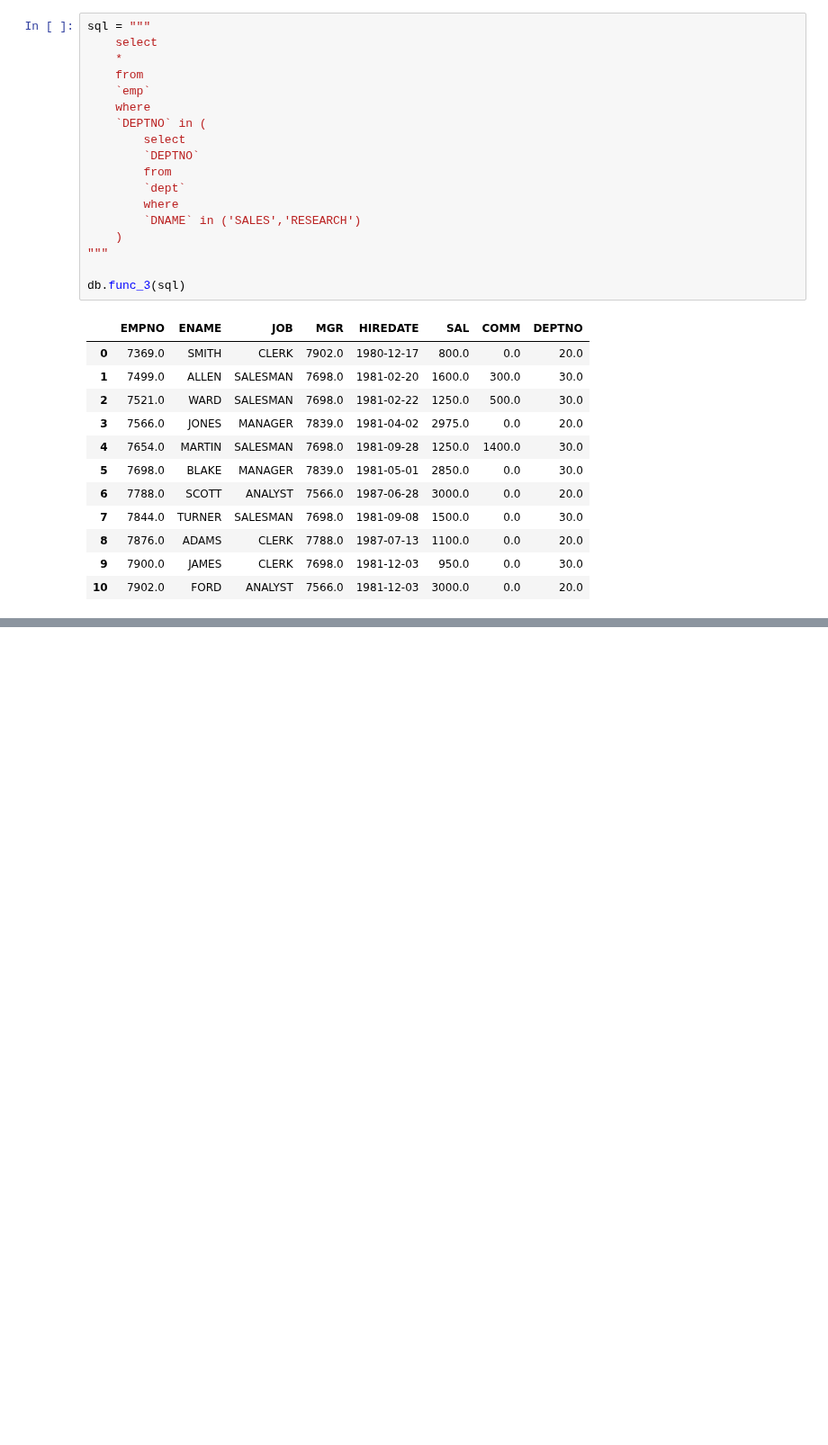
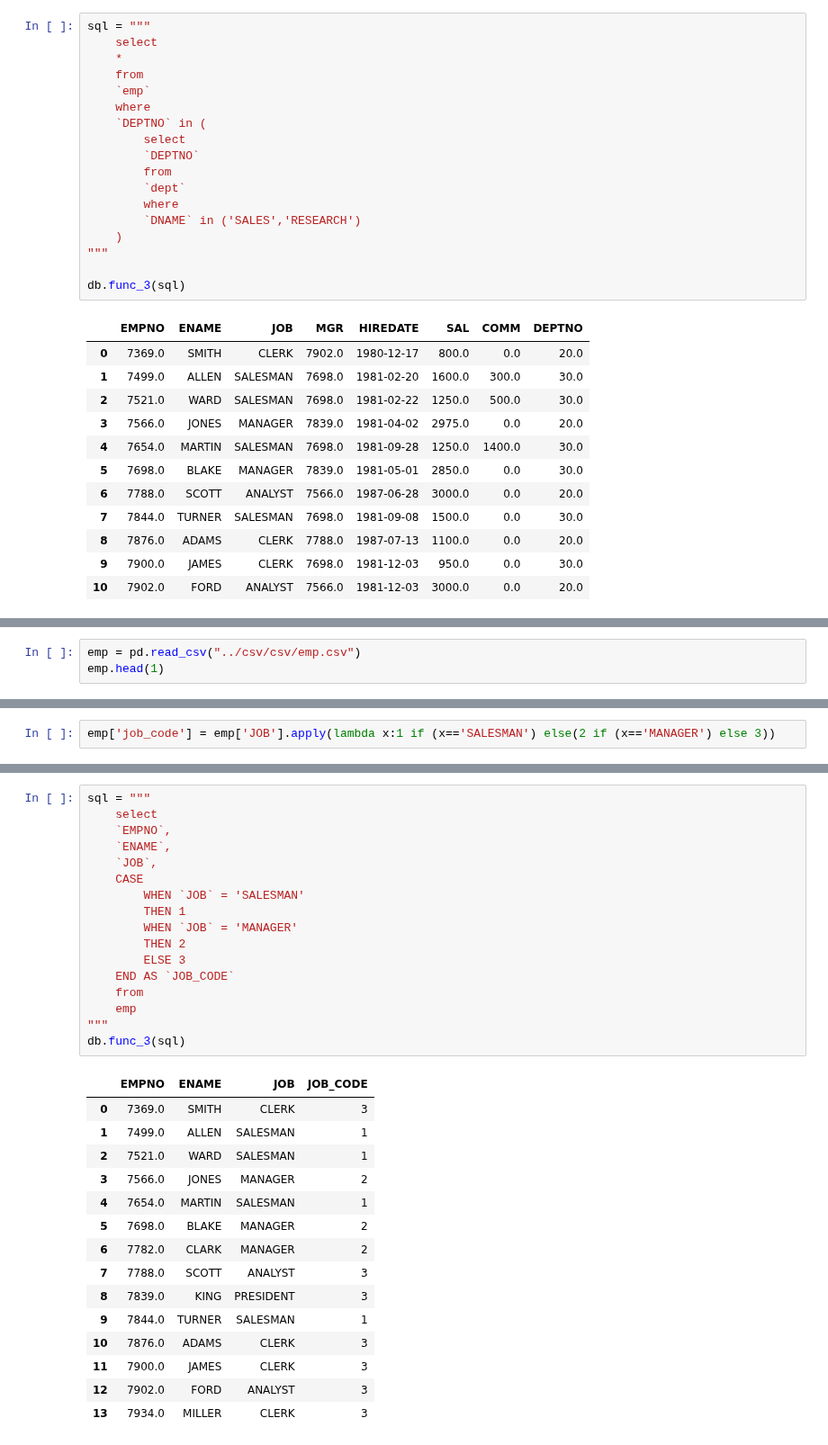
Before and after one commit to sejinhwang97ko/2023prac, a Jupyter notebook: 20230418/01_sql.ipynb, the cells around one changed output, grey strips where cells are left out. Shown at 90% size. Saved outputs shown, nothing was run; the diff lists cells and outputs as text; blank space fills up the shorter version.

```diff
--- a/20230418/01_sql.ipynb
+++ b/20230418/01_sql.ipynb
@@ -433,0 +437,3 @@ db.func_3(sql)
+# %%
+emp = pd.read_csv("../csv/csv/emp.csv")
+emp.head(1)
@@ -433,0 +459,2 @@ db.func_3(sql)
+# %%
+emp['job_code'] = emp['JOB'].apply(lambda x:1 if (x=='SALESMAN') else(2 if (x=='MANAGER') else 3))
@@ -433,0 +470,33 @@ db.func_3(sql)
+# %%
+sql = """
+    select
+    `EMPNO`,
+    `ENAME`,
+    `JOB`,
+    CASE
+        WHEN `JOB` = 'SALESMAN'
+        THEN 1
+        WHEN `JOB` = 'MANAGER'
+        THEN 2
+        ELSE 3
+    END AS `JOB_CODE`
+    from
+    emp
+"""
+db.func_3(sql)
+# %% [output]
+|  | EMPNO | ENAME | JOB | JOB_CODE |
+| 0 | 7369.0 | SMITH | CLERK | 3 |
+| 1 | 7499.0 | ALLEN | SALESMAN | 1 |
+| 2 | 7521.0 | WARD | SALESMAN | 1 |
+| 3 | 7566.0 | JONES | MANAGER | 2 |
+| 4 | 7654.0 | MARTIN | SALESMAN | 1 |
+| 5 | 7698.0 | BLAKE | MANAGER | 2 |
+| 6 | 7782.0 | CLARK | MANAGER | 2 |
+| 7 | 7788.0 | SCOTT | ANALYST | 3 |
+| 8 | 7839.0 | KING | PRESIDENT | 3 |
+| 9 | 7844.0 | TURNER | SALESMAN | 1 |
+| 10 | 7876.0 | ADAMS | CLERK | 3 |
+| 11 | 7900.0 | JAMES | CLERK | 3 |
+| 12 | 7902.0 | FORD | ANALYST | 3 |
+| 13 | 7934.0 | MILLER | CLERK | 3 |
```
Also changed, not shown: parts of 17 cells of this notebook.
